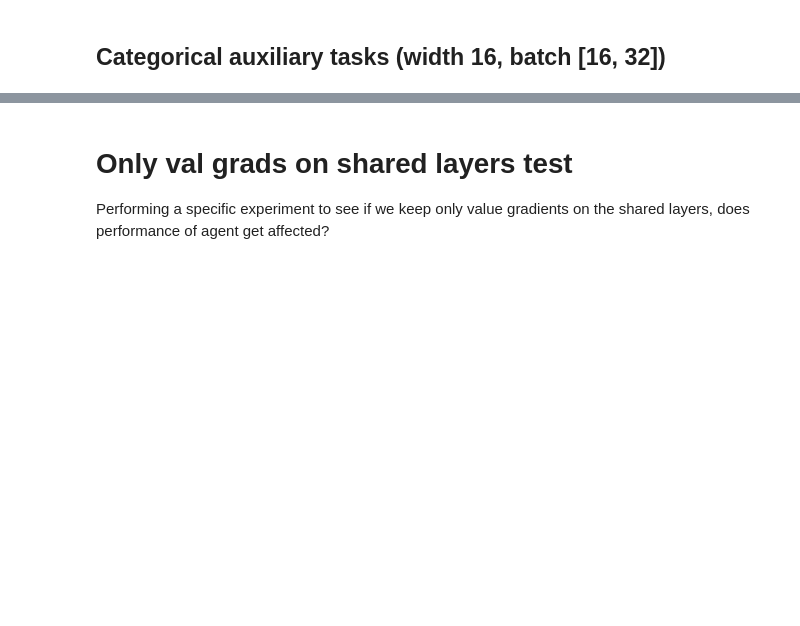
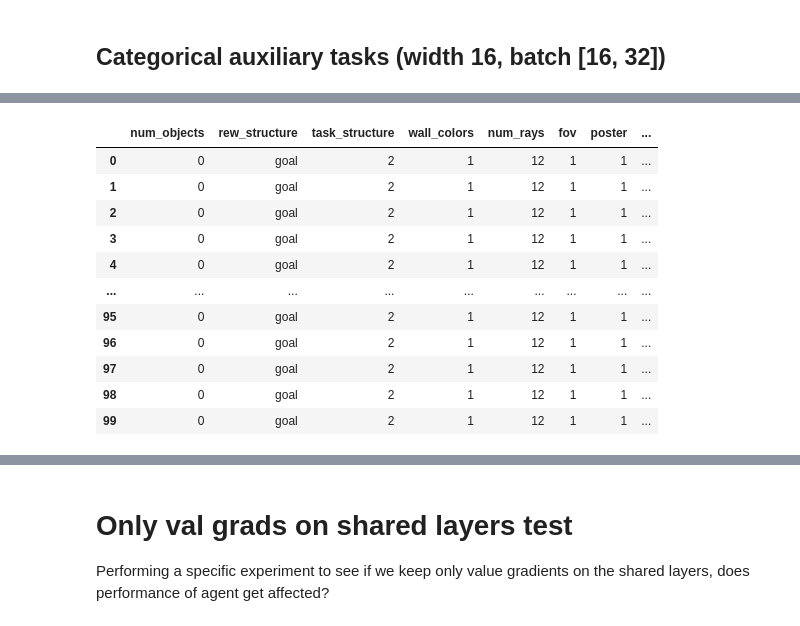
Before and after one commit to liuandrew/training-rl-algo, a Jupyter notebook: write_and_test/write_experiments.ipynb, the cells around one changed output, grey strips where cells are left out. Cells and saved outputs as stored; diff of their text form; code cells hidden in the pictures; blank space fills up the shorter version.

```diff
--- a/write_and_test/write_experiments.ipynb
+++ b/write_and_test/write_experiments.ipynb
@@ -4600,0 +4960,82 @@ for batch in batch_sizes:
+# %%
+#Additional trials
+auxiliary_task_names = ['catwall0', 'catwall1', 'catwall01', 'catfacewall', 'catquad']
+auxiliary_tasks = [[5], [5], [5, 5], [4], [6]]
+auxiliary_task_args = [[0], [1], [0, 1], [None], [None]]
+auxiliary_heads = [
+    [[-1, 0, 1, 2]],
+    [[-1, 0, 1, 2]],
+    [[-1, 0, 1, 2], [-1, 0, 1, 2]],
+    [[-1, 0, 1, 4]],
+    [[-1, 0, 1, 4]],
+]
+auxiliary_truth_sizes = [[1], [1], [1, 1],  [1], [1]]
+
+# num_trials = 3
+
+batch_sizes = [12, 48]
+width = 16
+rows = []
+
+for batch in batch_sizes:
+    for j, aux_name in enumerate(auxiliary_task_names):
+        for i in range(10):
+            exp_name = f'nav_pdistal_batch{batch}aux{aux_name}coef1_t{i}'
+
+            aux_task = auxiliary_tasks[j]
+            aux_args = auxiliary_task_args[j]
+            aux_heads = auxiliary_heads[j]
+            aux_truth_size = auxiliary_truth_sizes[j]
+
+            env_kwargs = {'num_objects': 0, 'rew_structure': 'goal',
+                          'task_structure': 2, 'wall_colors': 1, 'num_rays': 12, 'fov': 1,
+                          'poster': 1, 'character_reset_pos': 1,
+                          'auxiliary_tasks': aux_task, 'auxiliary_task_args': aux_args,
+                          'separate_aux_tasks': True}
+            row = env_kwargs.copy()
+            row['name'] = exp_name
+            row['layer_width'] = width
+            row['batch_size'] = batch
+
+            rows.append(row)
+            config = {
+                'wandb_project_name': 'Nav_Shared_Layers',
+                'exp_name': exp_name,
+                'save_name': exp_name,
+                'env_name': 'NavEnv-v0',
+                'algo': 'ppo',
+                'recurrent': True,
+                'seed': i,
+                'no_cuda': True,
+                'env_kwargs': env_kwargs,
+                #Training params
+                'num_env_steps': 3000000,
+                'num_mini_batch': 10,
+                'num_processes': 100,
+                'num_steps': batch,
+                'checkpoint_interval': 10,
+                #model params
+                'nn_base': 'FlexBaseAux',
+                'nn_base_kwargs': {'hidden_size': width, 'auxiliary_heads': aux_heads},
+                #New auxiliary params
+                'use_new_aux': True,
+                'auxiliary_truth_sizes': aux_truth_size,
+                'auxiliary_loss_coef': 1.0
+            }
+
+            pickle.dump(config, open('../experiment_configs/' + exp_name, 'wb'))
+
+pd.DataFrame(rows)
+# %% [output]
+|  | num_objects | rew_structure | task_structure | wall_colors | num_rays | fov | poster | ... |
+| 0 | 0 | goal | 2 | 1 | 12 | 1 | 1 | ... |
+| 1 | 0 | goal | 2 | 1 | 12 | 1 | 1 | ... |
+| 2 | 0 | goal | 2 | 1 | 12 | 1 | 1 | ... |
+| 3 | 0 | goal | 2 | 1 | 12 | 1 | 1 | ... |
+| 4 | 0 | goal | 2 | 1 | 12 | 1 | 1 | ... |
+| ... | ... | ... | ... | ... | ... | ... | ... | ... |
+| 95 | 0 | goal | 2 | 1 | 12 | 1 | 1 | ... |
+| 96 | 0 | goal | 2 | 1 | 12 | 1 | 1 | ... |
+| 97 | 0 | goal | 2 | 1 | 12 | 1 | 1 | ... |
+| 98 | 0 | goal | 2 | 1 | 12 | 1 | 1 | ... |
+| 99 | 0 | goal | 2 | 1 | 12 | 1 | 1 | ... |
```
Also changed, not shown: parts of 17 cells of this notebook, 7 other files.
